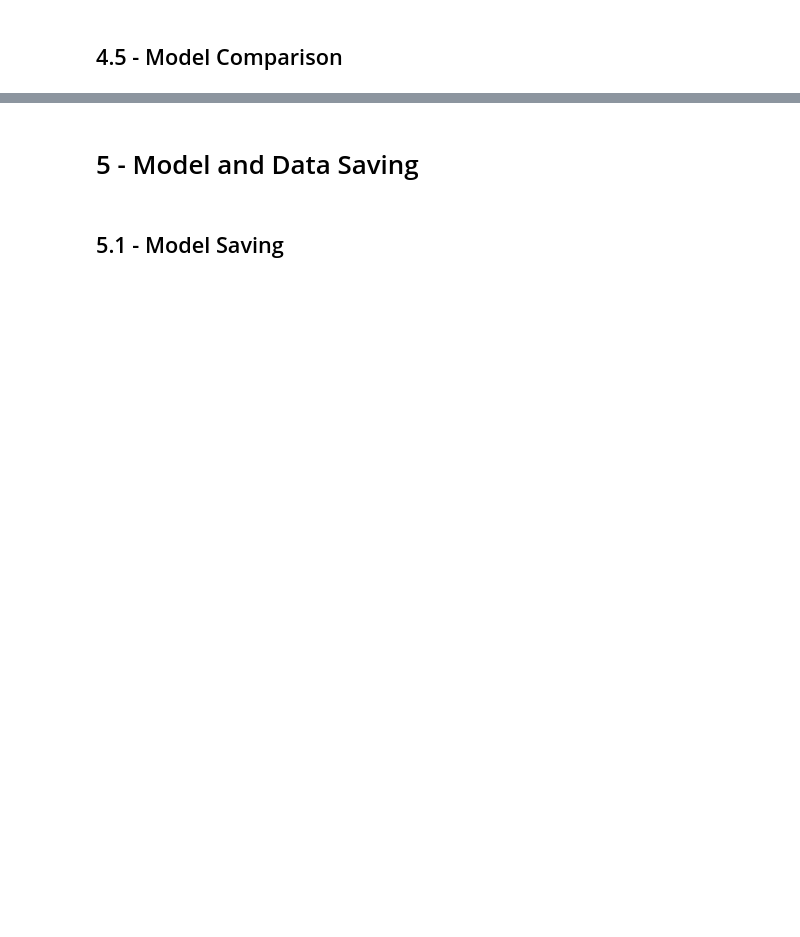
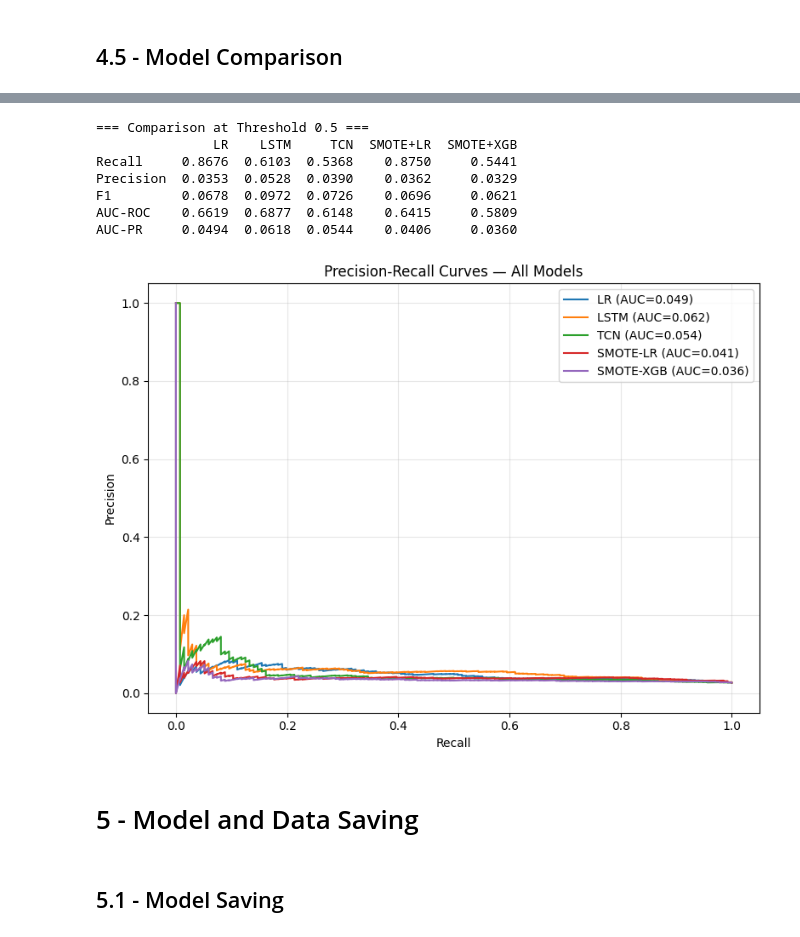
Before and after one commit to eliasLM-dev/SCANIA_Component_X, a Jupyter notebook: notebooks/model_experimentation.ipynb, the cells around one changed output, grey strips where cells are left out. Cells and saved outputs as stored; diff of their text form; code cells hidden in the pictures; blank space fills up the shorter version.

```diff
--- a/notebooks/model_experimentation.ipynb
+++ b/notebooks/model_experimentation.ipynb
@@ -562,13 +457,0 @@ print(results_df.round(4).to_string(index=False))
-# %%
-chosen_threshold = 0.25
-
-print("=== Final Comparison at Chosen Threshold ===")
-lstm_metrics, _, _ = lstm_trainer.evaluate(X_val_seq, y_val_seq, threshold=chosen_threshold)
-tcn_metrics, _, _ = tcn_trainer.evaluate(X_val_seq, y_val_seq, threshold=chosen_threshold)
-
-comparison = pd.DataFrame({
-    'LR': lr_metrics,
-    'LSTM': lstm_metrics,
-    'TCN': tcn_metrics,
-});
-print(comparison.round(4))
@@ -762,3 +570,50 @@ AUC-PR     0.0494  0.0618  0.0477    0.0423     0.0367
+# %%
+from sklearn.metrics import precision_recall_curve
+
+
+# A quick check on model performance comparison
+comparison_default = pd.DataFrame({
+    'LR': lr_metrics,
+    'LSTM': lstm_metrics,
+    'TCN': tcn_metrics,
+    'SMOTE+LR': smote_lr_metrics,
+    'SMOTE+XGB': smote_xgb_metrics,
+})
+print("=== Comparison of all models===")
+print(comparison_default.round(4))
+
+
+plt.figure(figsize=(8, 6))
+
+models = {
+    'LR': (prob, y_val_lr),
+    'LSTM': (lstm_probs, y_val_seq),
+    'TCN': (tcn_probs, y_val_seq),
+    'SMOTE-LR': (smote_lr_prob, y_val_seq),
+    'SMOTE-XGB': (smote_xgb_prob, y_val_seq),
+}
+
+for name, (probs, y_true) in models.items():
+    precision, recall, _ = precision_recall_curve(y_true, probs)
+    auc = average_precision_score(y_true, probs)
+    plt.plot(recall, precision, label=f'{name} (AUC={auc:.3f})')
+
+plt.xlabel('Recall')
+plt.ylabel('Precision')
+plt.title('Precision-Recall Curves — All Models')
+plt.legend()
+plt.grid(True, alpha=0.3)
+plt.tight_layout()
+plt.show()
+# %% [output]
+=== Comparison at Threshold 0.5 ===
+               LR    LSTM     TCN  SMOTE+LR  SMOTE+XGB
+Recall     0.8676  0.6103  0.5368    0.8750     0.5441
+Precision  0.0353  0.0528  0.0390    0.0362     0.0329
+F1         0.0678  0.0972  0.0726    0.0696     0.0621
+AUC-ROC    0.6619  0.6877  0.6148    0.6415     0.5809
+AUC-PR     0.0494  0.0618  0.0544    0.0406     0.0360
+[figure, added]
 # %% [markdown]
 # 5 -  Model and Data Saving
 # %% [markdown]
```
Also changed, not shown: parts of 18 cells of this notebook, 4 other files.
